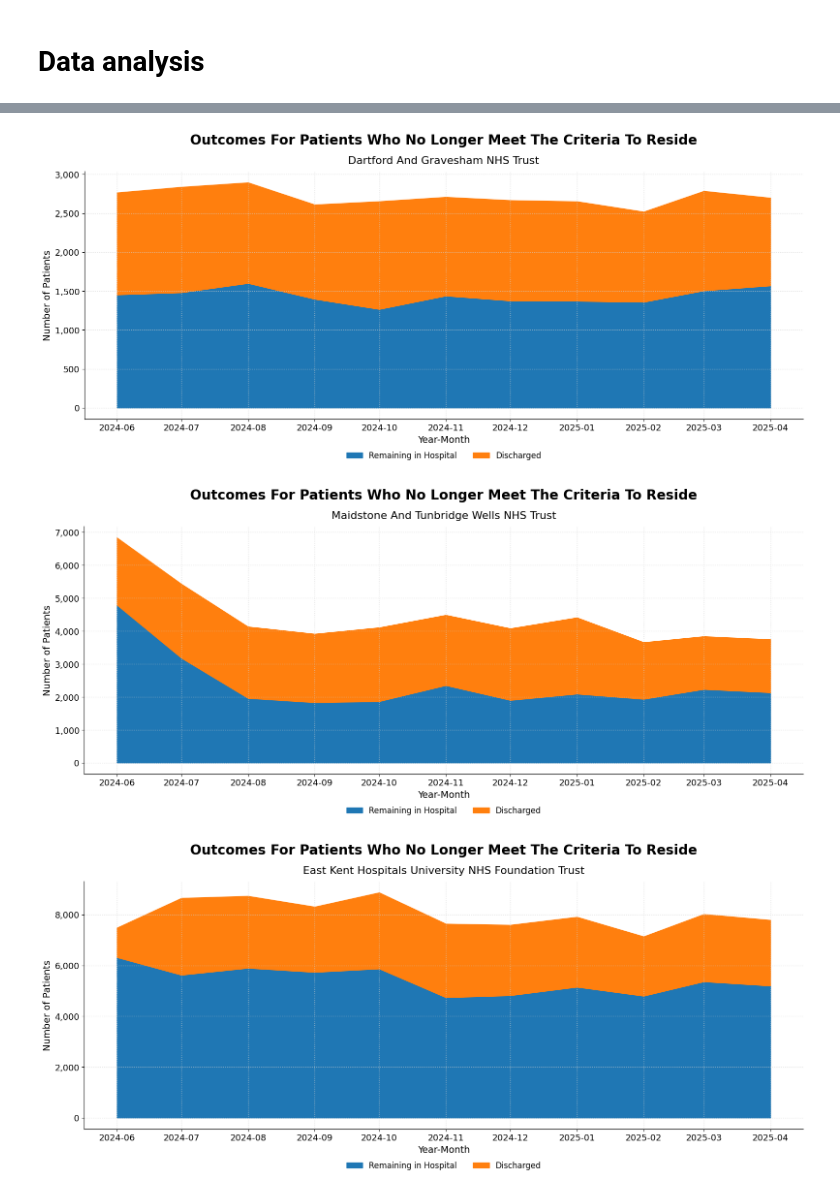
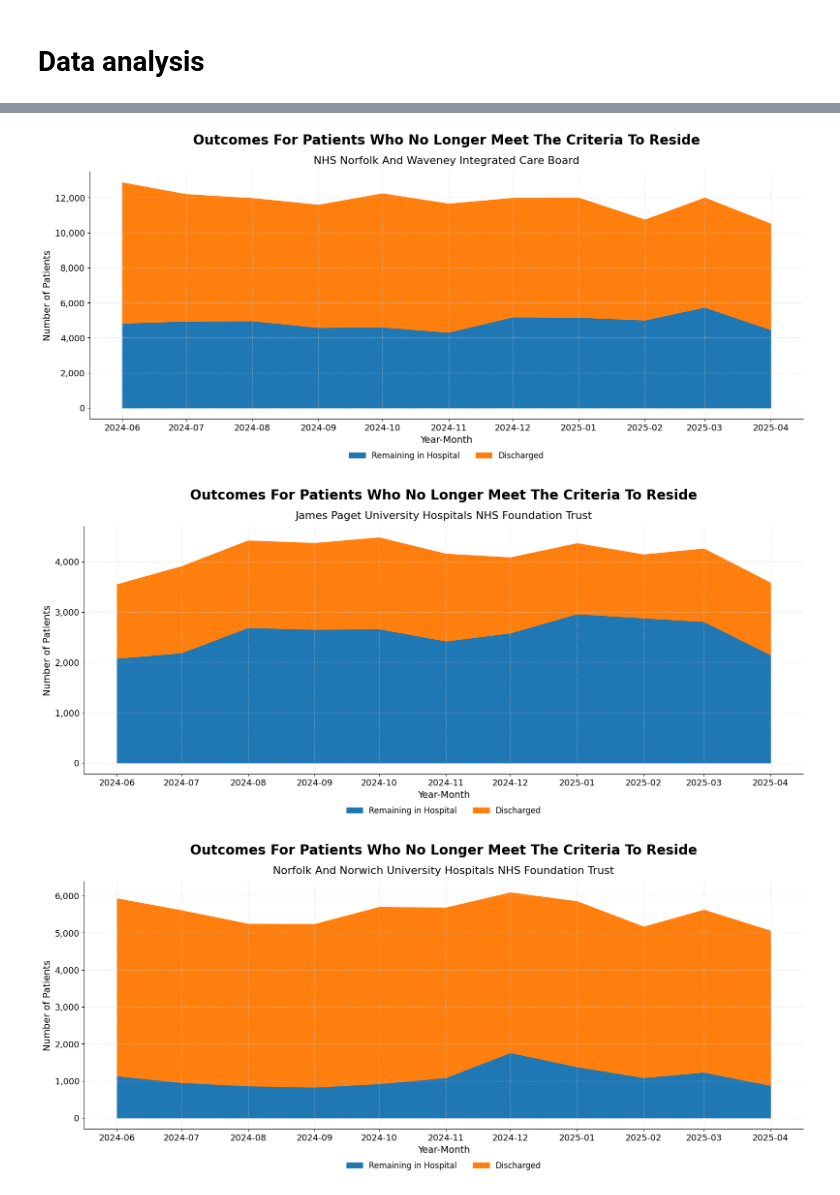
Before and after one commit to pereirajose3/hospital-discharge-metrics-analysis, a Jupyter notebook: Discharge situation report data analysis.ipynb, the cells around one changed output, grey strips where cells are left out. Cells and saved outputs as stored; diff of their text form; code cells hidden in the pictures.

```diff
--- a/Discharge situation report data analysis.ipynb
+++ b/Discharge situation report data analysis.ipynb
@@ -81,13 +301,11 @@ import matplotlib.pyplot as plt
 import seaborn as sns
 import os
 
-
 # === Define target organisations ===
 target_orgs = [
-    "Dartford And Gravesham NHS Trust",
-    "Maidstone And Tunbridge Wells NHS Trust",
-    "Medway NHS Foundation Trust",
-    "East Kent Hospitals University NHS Foundation Trust"
+    "James Paget University Hospitals NHS Foundation Trust",
+    "Norfolk And Norwich University Hospitals NHS Foundation Trust",
+    "The Queen Elizabeth Hospital, King's Lynn, NHS Foundation Trust"
 ]
 
 # === Filter for Delay reason and target organisations ===
@@ -117,11 +335,11 @@ agg_df = (
 # === Set Org Name as categorical with target_orgs order ===
 agg_df["Org Name"] = pd.Categorical(agg_df["Org Name"], categories=target_orgs, ordered=True)
 
-# === Order Delay Categories by total delay across all orgs ===
+# === Order Delay Categories by total delay across all orgs (maior → menor) ===
 delay_order = (
     agg_df.groupby("Delay Category")["Value"]
     .sum()
-    .sort_values(ascending=True)
+    .sort_values(ascending=False)  # <-- alterado para descendente
     .index
 )
 
@@ -199,10 +417,9 @@ from matplotlib.ticker import MaxNLocator
 
 # === Define target organisations ===
 target_orgs = [
-    "Dartford And Gravesham NHS Trust",
-    "Maidstone And Tunbridge Wells NHS Trust",
-    "Medway NHS Foundation Trust",
-    "East Kent Hospitals University NHS Foundation Trust"
+    "James Paget University Hospitals NHS Foundation Trust",
+    "Norfolk And Norwich University Hospitals NHS Foundation Trust",
+    "The Queen Elizabeth Hospital, King's Lynn, NHS Foundation Trust"
 ]
 
 # === Filter for Delay reason and target organisations ===
@@ -258,11 +475,11 @@ for category in unique_categories:
         .reset_index()
     )
 
-    # Sort subcategories by total number of delayed patients
+    # === Ordenar subcategorias do maior para o menor ===
     subcategory_order = (
         agg_df.groupby("Subcategory")["Value"]
         .sum()
-        .sort_values(ascending=True)
+        .sort_values(ascending=False)  # <-- aqui está a alteração
         .index
     )
 
@@ -478,6 +694,7 @@ import matplotlib.ticker as ticker
 import seaborn as sns
 import os
 from matplotlib.font_manager import FontProperties
+
 
 # === Define metrics ===
 metric_map = {
@@ -490,14 +707,14 @@ filtered_df = df[df["Metric"].isin(metric_map.keys())].copy()
 filtered_df["Month"] = pd.to_datetime(filtered_df["Period"], format="%d/%m/%Y", errors='coerce').dt.to_period("M")
 filtered_df["Month"] = filtered_df["Month"].dt.to_timestamp()
 filtered_df["Value"] = pd.to_numeric(filtered_df["Value"], errors="coerce")
-filtered_df = filtered_df[filtered_df["Value"] != 0]  # Filter out zero values
 filtered_df["Metric Label"] = filtered_df["Metric"].map(metric_map)
 
 # === Define Trusts ===
 target_orgs = [
-    "Dartford And Gravesham NHS Trust",
-    "Maidstone And Tunbridge Wells NHS Trust",
-    "East Kent Hospitals University NHS Foundation Trust"
+    "NHS Norfolk And Waveney Integrated Care Board",
+    "James Paget University Hospitals NHS Foundation Trust",
+    "Norfolk And Norwich University Hospitals NHS Foundation Trust",
+    "The Queen Elizabeth Hospital, King's Lynn, NHS Foundation Trust"
 ]
 
 # === Colors ===
@@ -518,10 +735,6 @@ for org in target_orgs:
     for col in metric_map.values():
         if col not in pivot_df.columns:
             pivot_df[col] = 0
-
-    # Skip plot if all values are zero
-    if pivot_df.sum().sum() == 0:
-        continue
 
     # === Plot ===
     fig, ax = plt.subplots(figsize=(16, 8))
@@ -560,37 +773,36 @@ for org in target_orgs:
     ax.yaxis.set_major_formatter(ticker.FuncFormatter(lambda x, _: f"{int(x):,}"))
 
     # === X-axis ticks ===
     labels = pivot_df.index.strftime("%Y-%m").tolist()
     display_labels = labels if len(labels) <= 13 else [label if i % 2 == 0 else '' for i, label in enumerate(labels)]
     ax.set_xticks(x_vals)
     ax.set_xticklabels(display_labels, ha='center')
 
     # === Grid and borders ===
     ax.grid(True, linestyle=':', linewidth=1, color='lightgrey', alpha=0.8)
     ax.spines['top'].set_visible(False)
     ax.spines['right'].set_visible(False)
 
-    # === Font configuration ===
-    bold_font = FontProperties()
-    bold_font.set_weight('bold')
+    bold_font = FontProperties(weight='bold')
+
 
     # === Legend ===
     handles, labels = ax.get_legend_handles_labels()
     ax.legend(
         handles, labels,
         title_fontproperties=bold_font,
         fontsize=12,
         loc='upper center',
         bbox_to_anchor=(0.5, -0.1),
         ncol=2,
         frameon=False
     )
 
     # === Final layout ===
     plt.tight_layout(rect=[0, 0.1, 1, 1])
-    plt.savefig(os.path.join(plot_save_path, f"o_Patients_Who_No_Longer_Meet_The_Criteria_To_Reside_{org}.png"), bbox_inches='tight', dpi=300)
+    plt.savefig(os.path.join(plot_save_path, f"o_Patients_Who_No_Longer_Meet_The_Criteria_To_Reside{org}.png"), bbox_inches='tight', dpi=300)
     plt.show()
 # %% [output]
-[figure, old version]
+[figure, new version]
-[figure, old version]
+[figure, new version]
-[figure, old version]
+[figure, new version]
```
Also changed, not shown: parts of 15 cells of this notebook.
